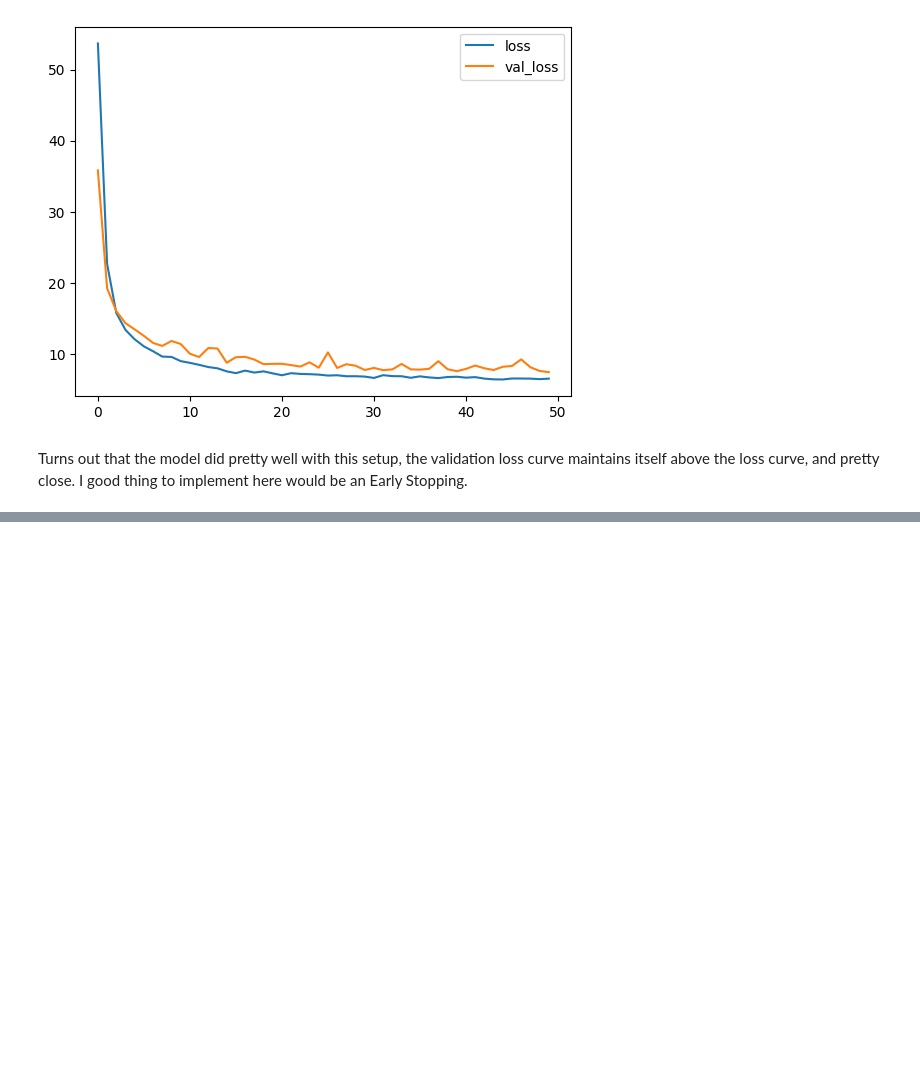
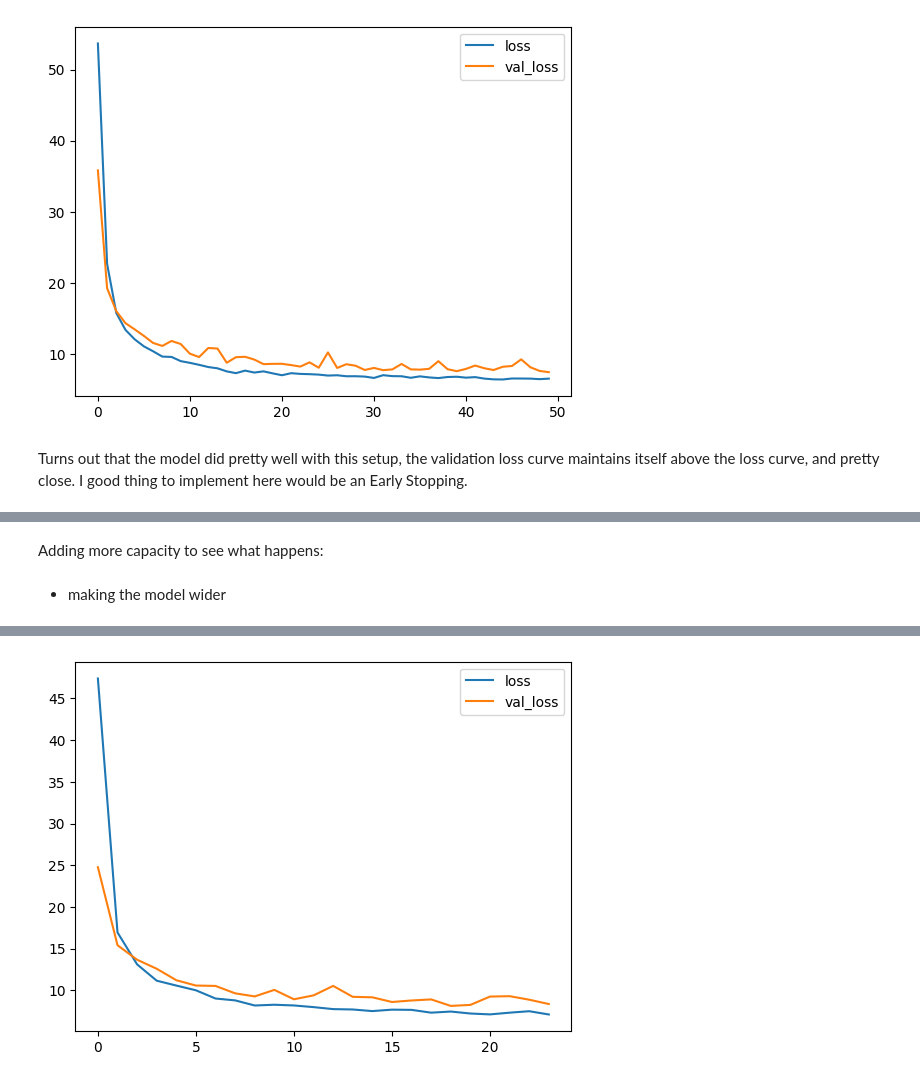
Before and after one commit to uricampos/mesothelioma-deaths-england, a Jupyter notebook: mesothelioma-deaths-england.ipynb, the cells around one changed output, grey strips where cells are left out. Saved outputs shown, nothing was run; the diff lists cells and outputs as text; code cells hidden in the pictures; blank space fills up the shorter version.

Commit message:
Seeing results and making conclusions

```diff
--- a/mesothelioma-deaths-england.ipynb
+++ b/mesothelioma-deaths-england.ipynb
@@ -137,0 +186,28 @@ Turns out that the model did pretty well with this setup, the validation loss cu
+# %% [markdown]
+Adding more capacity to see what happens:
+# %% [markdown]
+- making the model wider
+# %%
+model = keras.Sequential([
+    layers.Dense(256, activation='relu', input_shape=input_shape),
+    layers.Dense(128, activation='relu'),
+    layers.Dense(1)
+])
+
+model.compile(
+    optimizer='adam',
+    loss='mae'
+)
+
+history = model.fit(
+    X_train, y_train,
+    validation_data=(X_valid, y_valid),
+    batch_size=2,
+    epochs=50,
+    callbacks=[early_stopping]
+)
+
+history_df = pd.DataFrame(history.history)
+history_df.loc[:, ['loss', 'val_loss']].plot()
+print('Minimum Valiation Loss: {:0.4f}'.format(history_df['val_loss'].min()))
+# %% [output]
@@ -137,0 +231 @@ Turns out that the model did pretty well with this setup, the validation loss cu
+[figure, added]
```
Also changed, not shown: parts of 9 cells of this notebook.
